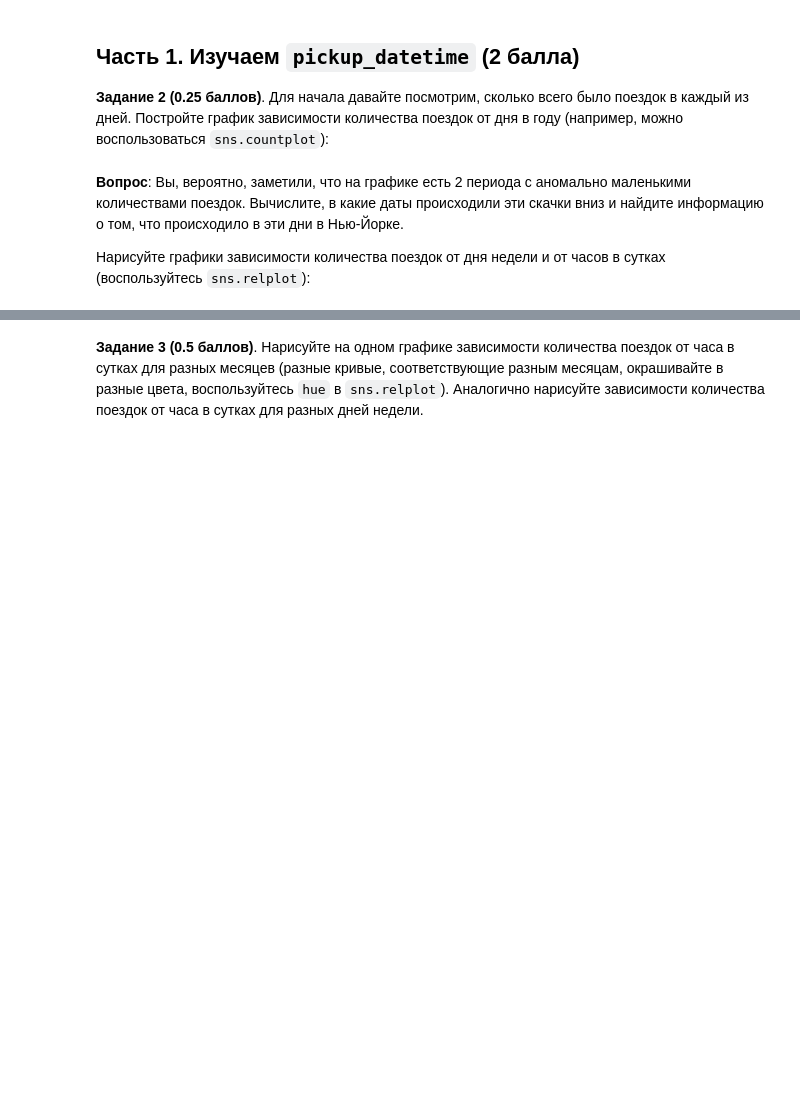
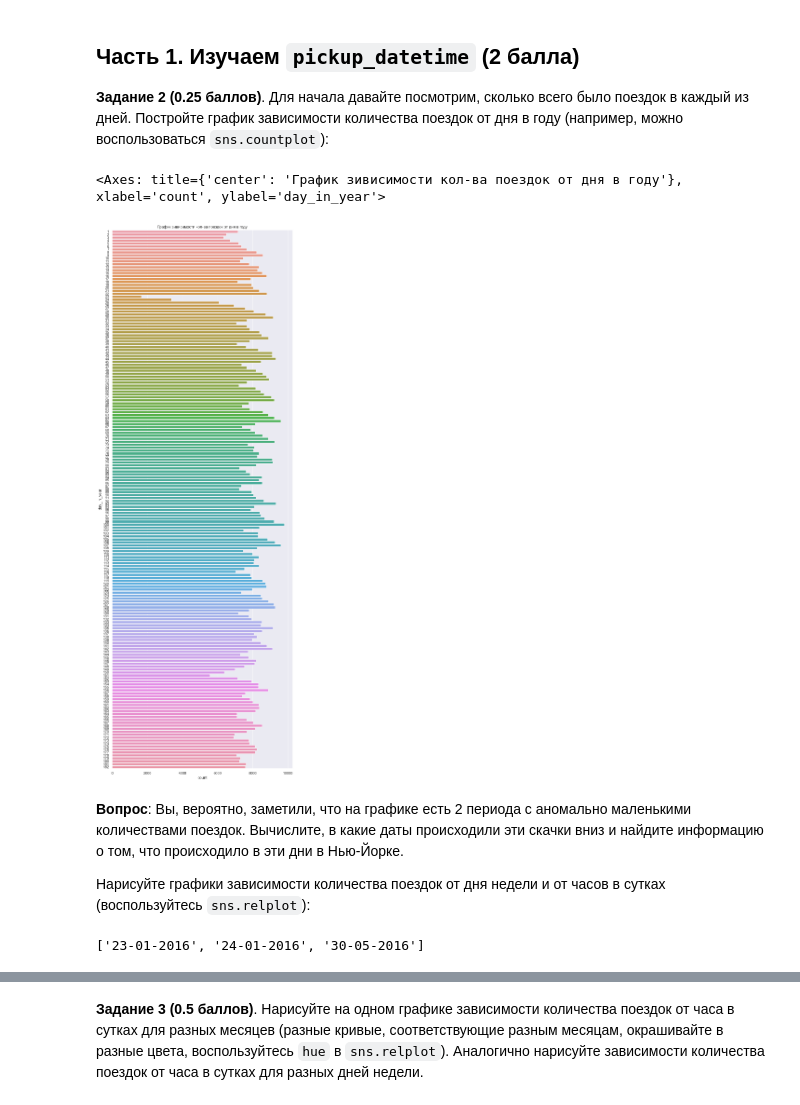
Before and after one commit to diemvs/hse_hw, a Jupyter notebook: ml/hw2/homework-practice-02-linregr.ipynb, the cells around one changed output, grey strips where cells are left out. Drawn from its saved outputs; the diff is of its cells as text; code cells hidden in the pictures; blank space fills up the shorter version.

```diff
--- a/ml/hw2/homework-practice-02-linregr.ipynb
+++ b/ml/hw2/homework-practice-02-linregr.ipynb
@@ -119,3 +175,13 @@ assert np.allclose(rmsle_best_const, 0.79575, 1e-4)
+# %%
+plt.figure(figsize=(10, 30))
+plt.title('График зивисимости кол-ва поездок от дня в году')
+
+df['day_in_year'] = df['pickup_datetime'].apply(lambda date: date.timetuple().tm_yday)
+
+sns.countplot(y = df['day_in_year'])
+# %% [output]
+<Axes: title={'center': 'График зивисимости кол-ва поездок от дня в году'}, xlabel='count', ylabel='day_in_year'>
+[figure, added]
 # %% [markdown]
 **Вопрос**: Вы, вероятно, заметили, что на графике есть 2 периода с аномально маленькими количествами поездок. Вычислите, в какие даты происходили эти скачки вниз и найдите информацию о том, что происходило в эти дни в Нью-Йорке.
 
@@ -124,0 +189,11 @@ assert np.allclose(rmsle_best_const, 0.79575, 1e-4)
+# %%
+from datetime import datetime
+
+DATA_YEAR = 2016
+
+min_trip_days = df['day_in_year'].value_counts(sort=True, ascending=True).iloc[:3].keys()
+res = map(lambda s: str(datetime.strptime(f'{DATA_YEAR}-{s}', "%Y-%j").strftime("%d-%m-%Y")), min_trip_days)
+
+list(res)
+# %% [output]
+['23-01-2016', '24-01-2016', '30-05-2016']
```
Also changed, not shown: parts of 36 cells of this notebook.
